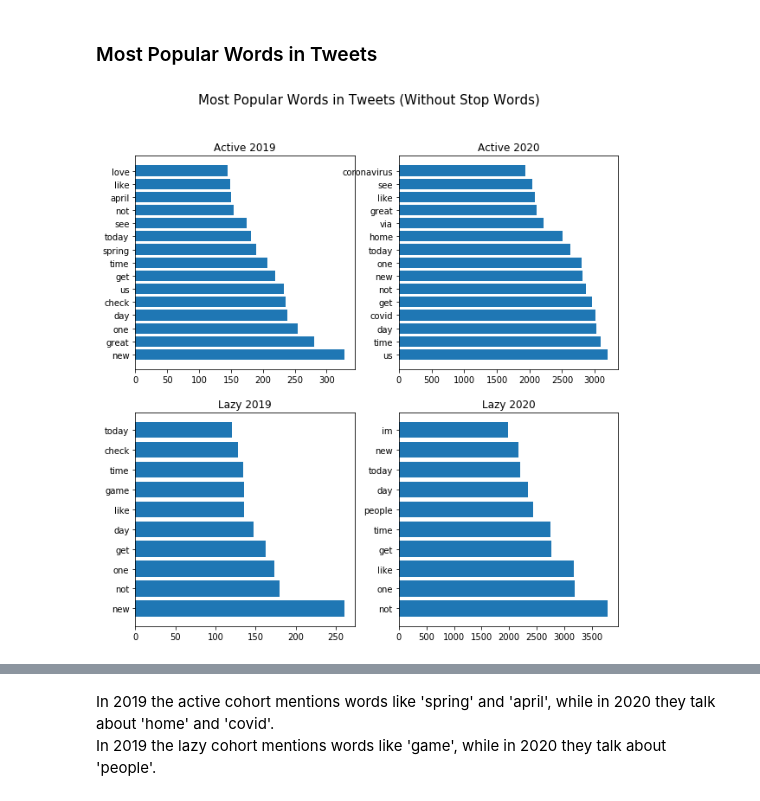
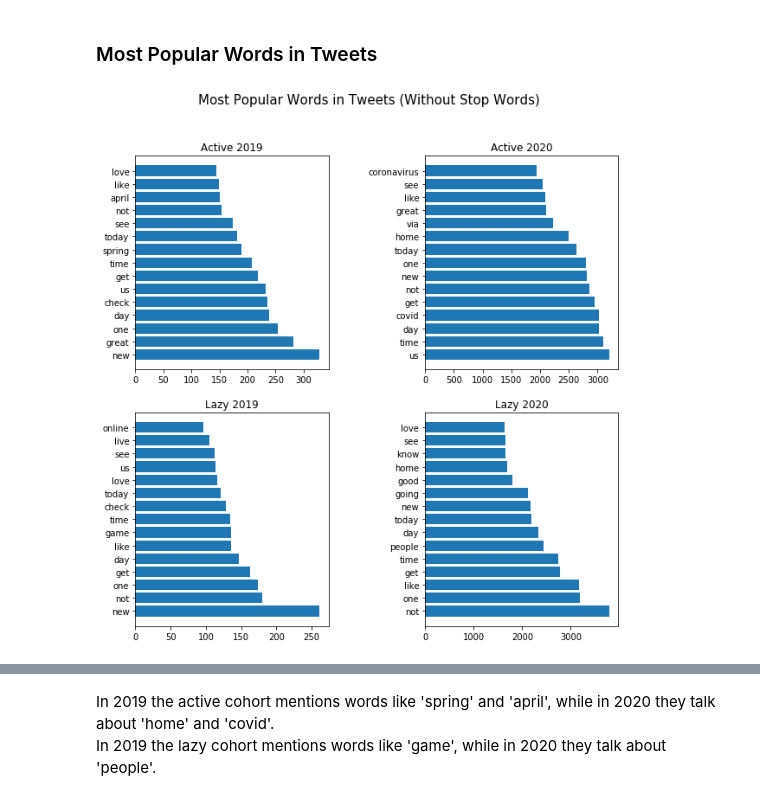
Before and after one commit to a-kantur/Springboard, a Jupyter notebook: Capstone Project 2/2. EDA and Data Story.ipynb, the cells around one changed output, grey strips where cells are left out. Saved outputs shown, nothing was run; the diff lists cells and outputs as text; code cells hidden in the pictures.

```diff
--- a/Capstone Project 2/2. EDA and Data Story.ipynb
+++ b/Capstone Project 2/2. EDA and Data Story.ipynb
@@ -248,34 +248,34 @@ for i in range(0,15):
 _ = plt.barh(y, x)
 _ = plt.title('Active 2019')
 
 plt.subplot(2,2,2)
 x = []
 y =[]
 for i in range(0,15):
     y.append(counts_active20.most_common(15)[i][0])
     x.append(counts_active20.most_common(15)[i][1])
 _ = plt.barh(y, x)
 _ = plt.title('Active 2020')
 
 plt.subplot(2,2,3)
 x = []
 y =[]
-for i in range(0,10):
+for i in range(0,15):
     y.append(counts_lazy19.most_common(15)[i][0])
     x.append(counts_lazy19.most_common(15)[i][1])
 _ = plt.barh(y, x)
 _ = plt.title('Lazy 2019')
 
 plt.subplot(2,2,4)
 x = []
 y =[]
-for i in range(0,10):
+for i in range(0,15):
     y.append(counts_lazy20.most_common(15)[i][0])
     x.append(counts_lazy20.most_common(15)[i][1])
 _ = plt.barh(y, x)
 _ = plt.title('Lazy 2020')
 
-_ = plt.subplots_adjust(wspace = 0.2, hspace = 0.2)
+_ = plt.subplots_adjust(wspace = 0.5, hspace = 0.2)
 plt.savefig(fname='Most Popular Words')
 # %% [output]
-[figure, old version]
+[figure, new version]
```
Also changed, not shown: parts of 9 cells of this notebook, 1 other file.
